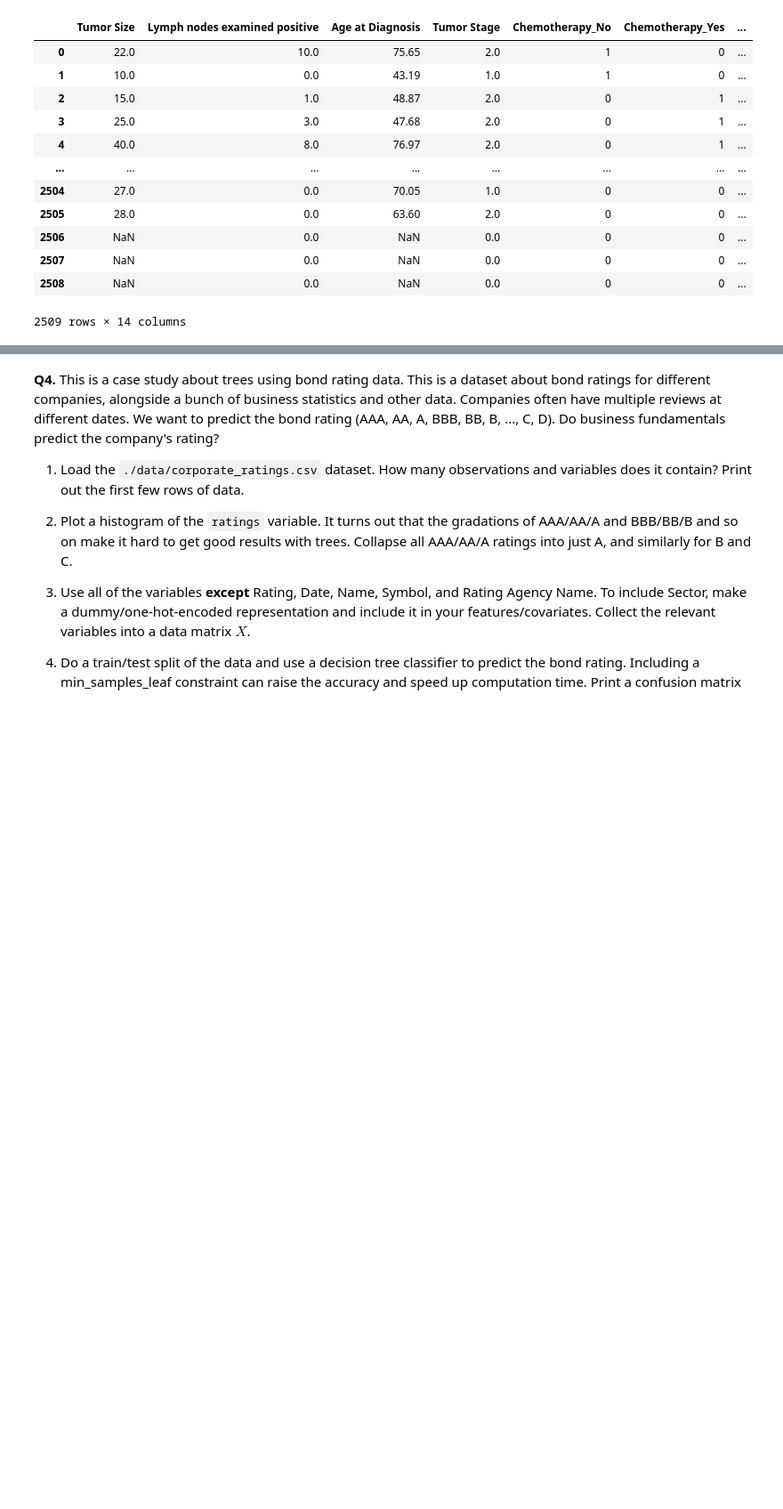
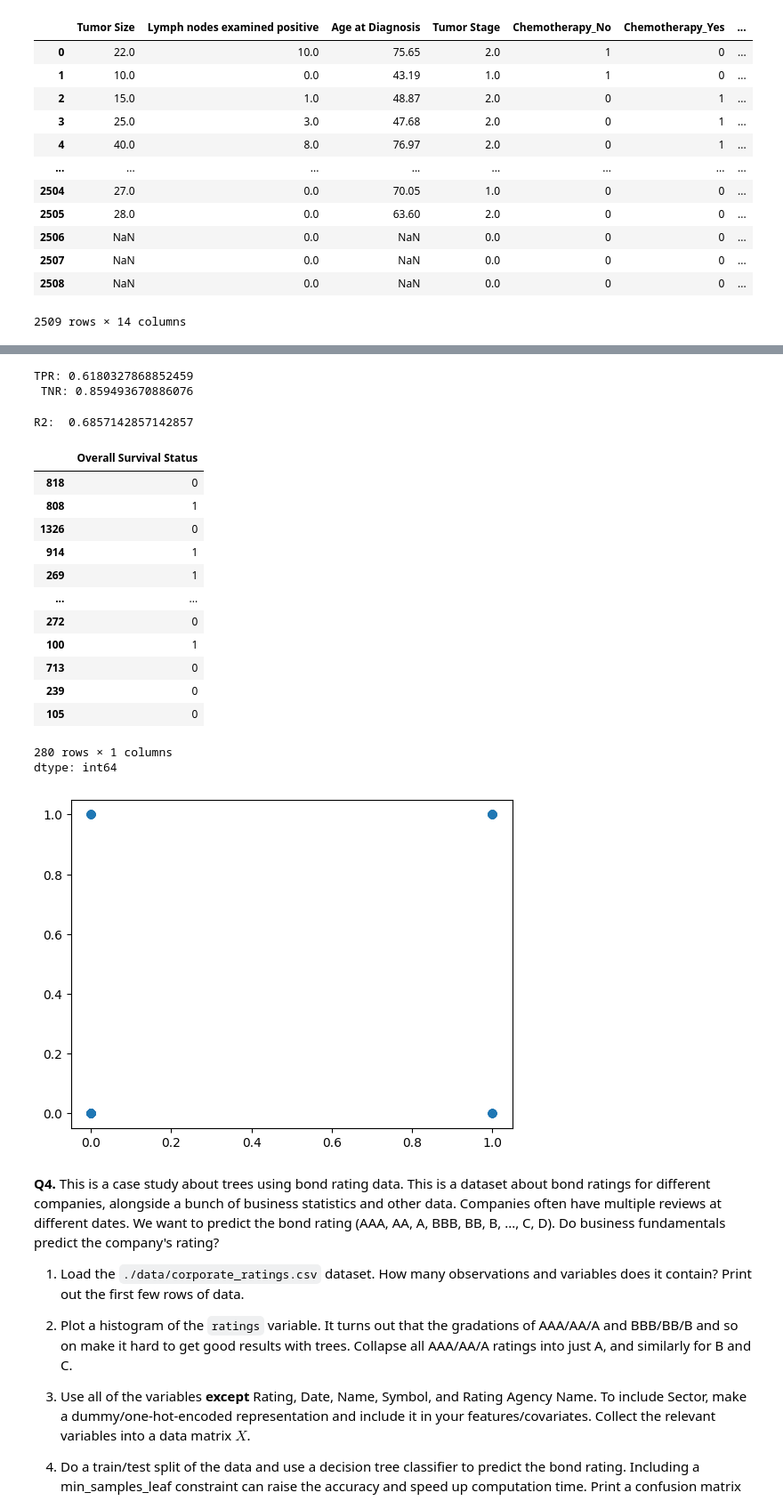
Before and after one commit to jac7az/trees, a Jupyter notebook: assignment/assignment.ipynb, the cells around one changed output, grey strips where cells are left out. Shown at 89% size. Drawn from its saved outputs; the diff is of its cells as text; code cells hidden in the pictures; blank space fills up the shorter version.

```diff
--- a/assignment/assignment.ipynb
+++ b/assignment/assignment.ipynb
@@ -117,3 +147,42 @@ X
+# %%
+tn=tab.loc[0,0]
+fp=tab.loc[0,1]
+fn=tab.loc[1,0]
+tp=tab.loc[1,1]
+tpr=tp/(tp+fn)
+tnr=tn/(tn+fp)
+
+print("TPR:",tpr,'\n',"TNR:",tnr)
+#This model performs better with finding deceased results accurately, with 0.859.
+# %% [output]
+TPR: 0.6180327868852459
+ TNR: 0.859493670886076
+# %%
+pred=tree.DecisionTreeClassifier(min_samples_leaf=110)
+xtrain,xtest,ytrain,ytest=split(X.iloc[:,:-1],X['Overall Survival Status'],test_size=.2,random_state=908)
+pred=pred.fit(xtrain,ytrain)
+yhat=pred.predict(xtest)
+print("R2: ",pred.score(xtest,ytest))
+plt.scatter(ytest,yhat)
+
+#The R2 value applies to min_samples_leaf=(97,114)
+# %% [output]
+R2:  0.6857142857142857
+|  | Overall Survival Status |
+| 818 | 0 |
+| 808 | 1 |
+| 1326 | 0 |
+| 914 | 1 |
+| 269 | 1 |
+| ... | ... |
+| 272 | 0 |
+| 100 | 1 |
+| 713 | 0 |
+| 239 | 0 |
+| 105 | 0 |
+280 rows × 1 columns
+dtype: int64
+[figure, added]
 # %% [markdown]
 **Q4.** This is a case study about trees using bond rating data. This is a dataset about bond ratings for different companies, alongside a bunch of business statistics and other data. Companies often have multiple reviews at different dates. We want to predict the bond rating (AAA, AA, A, BBB, BB, B, ..., C, D). Do business fundamentals predict the company's rating?
 
```
Also changed, not shown: parts of 3 cells of this notebook.
